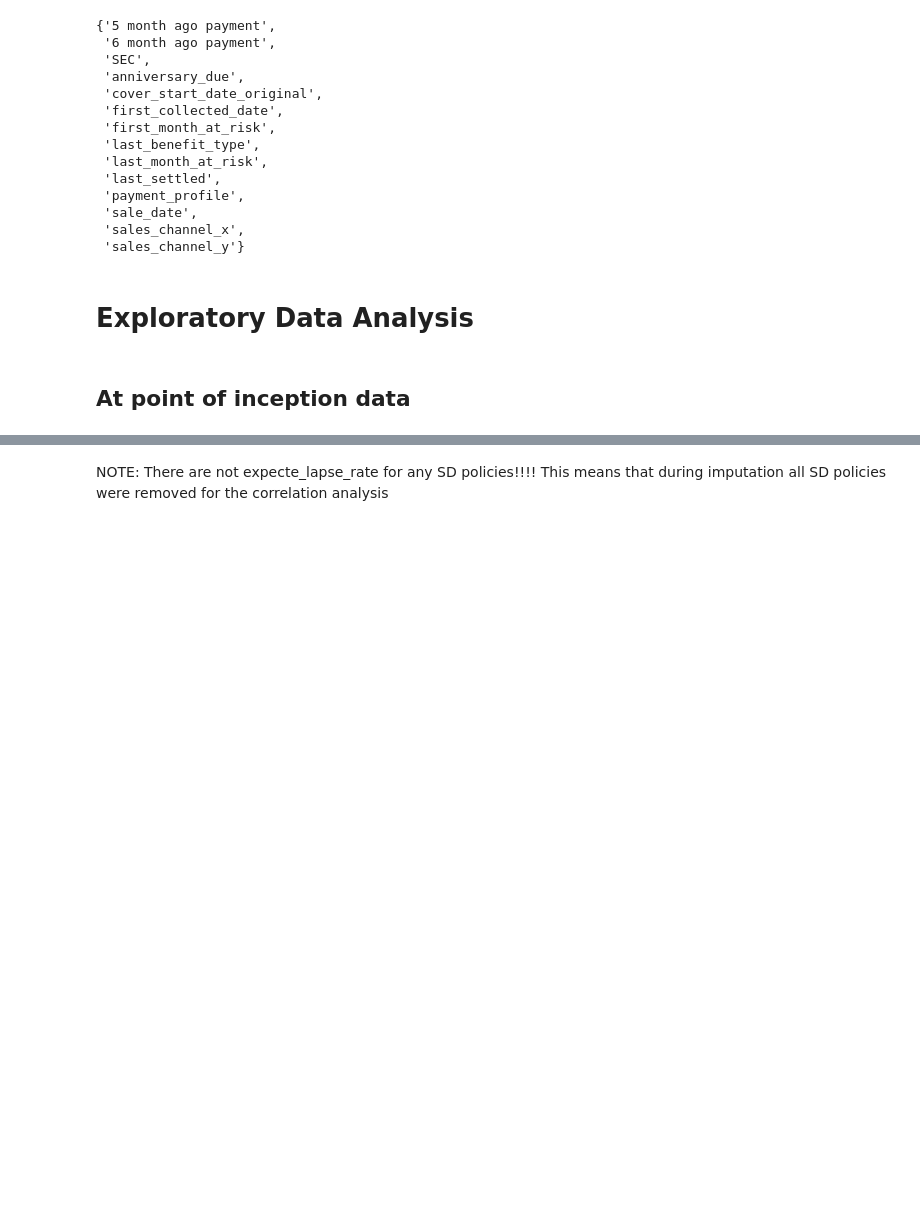
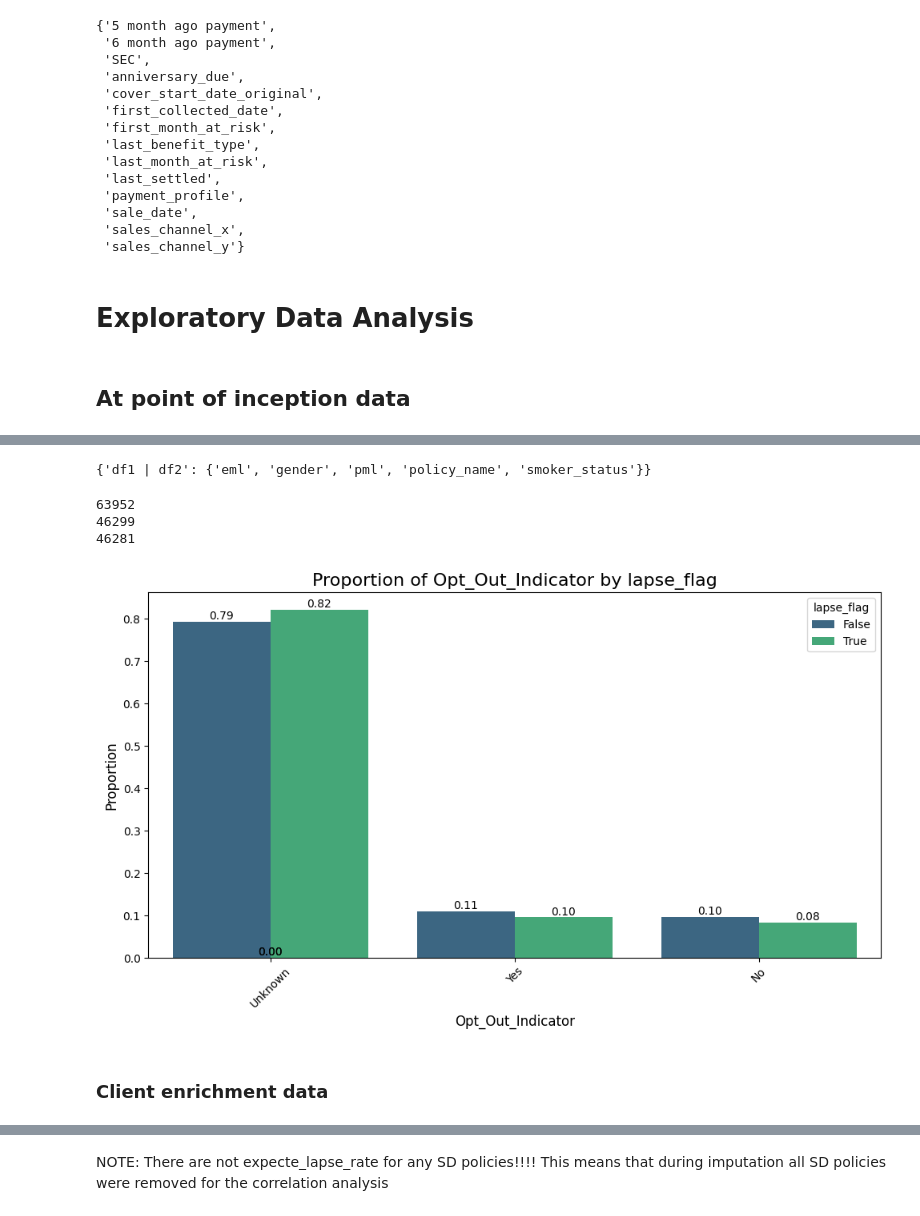
Before and after one commit to Christine-H-code/LapseRate_modeling, a Jupyter notebook: EDA.ipynb, the cells around one changed output, grey strips where cells are left out. Drawn from its saved outputs; the diff is of its cells as text; code cells hidden in the pictures; blank space fills up the shorter version.

```diff
--- a/EDA.ipynb
+++ b/EDA.ipynb
@@ -634,0 +708,6 @@ inception_data.drop(columns=['Unnamed: 0'], inplace=True)
+# %%
+path = "C:/Users/E1005279/OneDrive - Sanlam Life Insurance Limited/MWL/Lapse Rate Projections/Data/"
+
+reins_data = pd.DataFrame(pd.read_csv(path+"reinsurance_data.csv"))
+# %%
+reins_inc_data = multi_data_ops(file_list=[],df1=inception_data,df2=reins_data)
@@ -634,0 +734,18 @@ inception_data.drop(columns=['Unnamed: 0'], inplace=True)
+# %%
+reins_inc_data.col_intersect
+# %% [output]
+{'df1 | df2': {'eml', 'gender', 'pml', 'policy_name', 'smoker_status'}}
+# %%
+print(inception_data['policy_name'].nunique())
+print(reins_data['policy_name'].nunique())
+pol_names=reins_data['policy_name'].unique()
+print(inception_data[inception_data['policy_name'].isin(pol_names)]['policy_name'].nunique())
+# %% [output]
+63952
+46299
+46281
+# %%
+reins_inc_data.df_merged = reins_inc_data.merging(on='policy_name', how='left', df_left=reins_inc_data.df1, df_right=reins_inc_data.df2,col_right=['policy_name','Retention factor',
+        'Total Sum Reassured', 'Reinsurance premium', 'risk_premium',
+        'is_family_funeral', 'has_additional_lives', 'num_additional_lives',
+        'has_Child', 'has_Extended', 'has_Parent', 'has_Spouse'])
@@ -634,0 +757,8 @@ inception_data.drop(columns=['Unnamed: 0'], inplace=True)
+# %%
+cat= 'Opt_Out_Indicator'
+data=reins_inc_data.df_merged[reins_inc_data.df_merged['has_Child'].notnull()]
+bar_comp(data,category=cat,split='lapse_flag')
+# %% [output]
+[figure, added]
+# %% [markdown]
+### Client enrichment data
```
Also changed, not shown: parts of 35 cells of this notebook.
